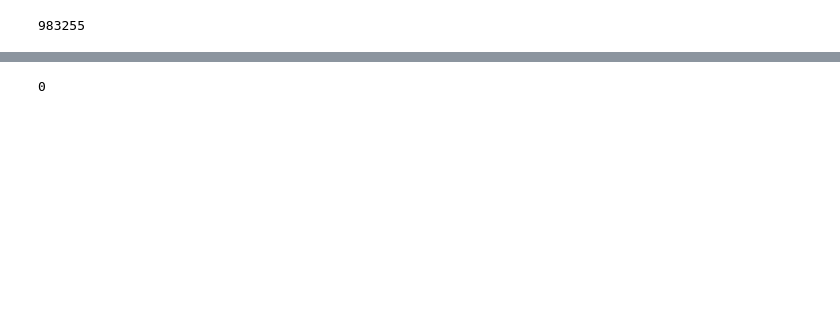
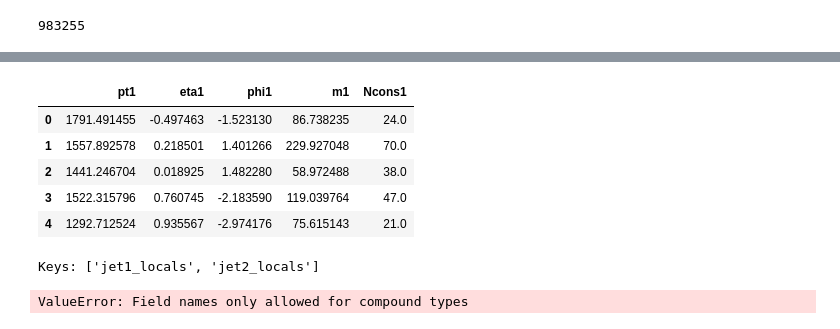
Before and after one commit to IvanOleksiyuk/transit-hep, a Jupyter notebook: twinturbo/scripts/prepare_hlv_llv_template.ipynb, the cells around one changed output, grey strips where cells are left out. Drawn from its saved outputs; the diff is of its cells as text; code cells hidden in the pictures; blank space fills up the shorter version.

```diff
--- a/twinturbo/scripts/prepare_hlv_llv_template.ipynb
+++ b/twinturbo/scripts/prepare_hlv_llv_template.ipynb
@@ -19,3 +22,5 @@ print(len(hlv_gen_df))
 mjj_add = hlv_gen_df['mjj']
 hlv1_gen = hlv_gen_df[['pt1', 'eta1', 'phi1', 'm1', 'Ncons1']]
 hlv2_gen = hlv_gen_df[['pt2', 'eta2', 'phi2', 'm2', 'Ncons2']]
+hlv1_gen["Ncons1"] = np.round(hlv1_gen["Ncons1"])
+hlv2_gen["Ncons2"] = np.round(hlv2_gen["Ncons2"])
@@ -22,5 +38,12 @@ hlv2_gen = hlv_gen_df[['pt2', 'eta2', 'phi2', 'm2', 'Ncons2']]
+# %%
+hlv1_gen.head()
+# %% [output]
+|  | pt1 | eta1 | phi1 | m1 | Ncons1 |
+| 0 | 1791.491455 | -0.497463 | -1.523130 | 86.738235 | 24.0 |
+| 1 | 1557.892578 | 0.218501 | 1.401266 | 229.927048 | 70.0 |
+| 2 | 1441.246704 | 0.018925 | 1.482280 | 58.972488 | 38.0 |
+| 3 | 1522.315796 | 0.760745 | -2.183590 | 119.039764 | 47.0 |
+| 4 | 1292.712524 | 0.935567 | -2.974176 | 75.615143 | 21.0 |
 # %%
 # Copy the file_llv to the new file
-os.system('cp ' + file_llv + ' ' + file_new)
+#os.system('cp ' + file_llv + ' ' + file_new)
-# %% [output]
-0
@@ -32,0 +50,10 @@ with pd.HDFStore(file_new) as store:
+# %%
+hdf=h5py.File(file_llv, 'r')
+# List all groups and datasets in the file
+print("Keys: %s" % list(hdf.keys()))
+
+# Access a specific dataset by key
+jet1_locals = hdf['jet1_locals']
+jet2_locals = hdf['jet2_locals']
+# %% [output]
+Keys: ['jet1_locals', 'jet2_locals']
@@ -32,0 +77,4 @@ with pd.HDFStore(file_new) as store:
+# %%
+plt.hist(jet1_locals['pt'], bins=100)
+# %% [output]
+ValueError: Field names only allowed for compound types
```
Also changed, not shown: parts of 5 cells of this notebook, 39 other files.
